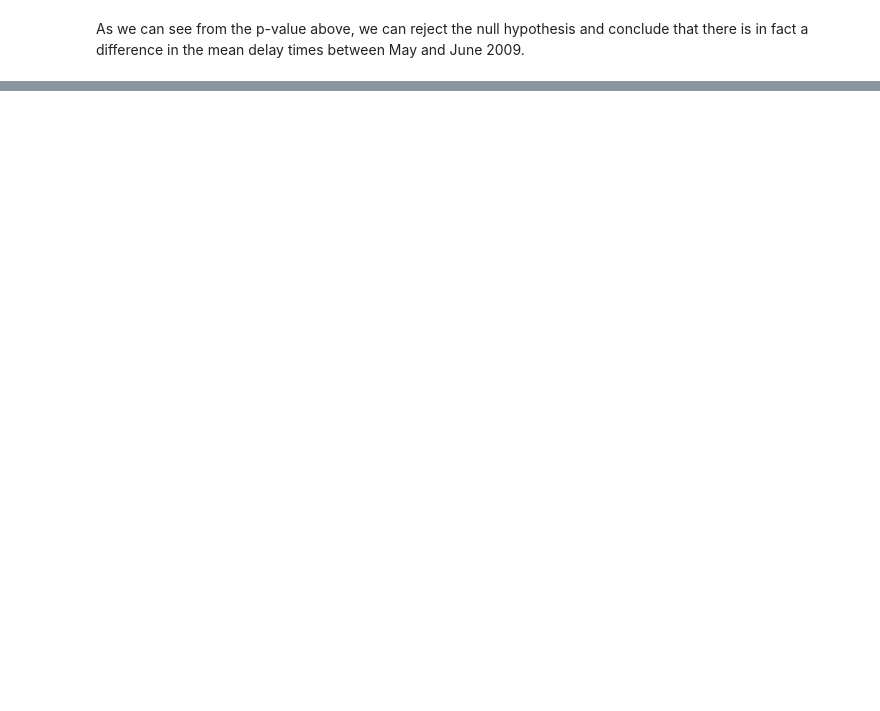
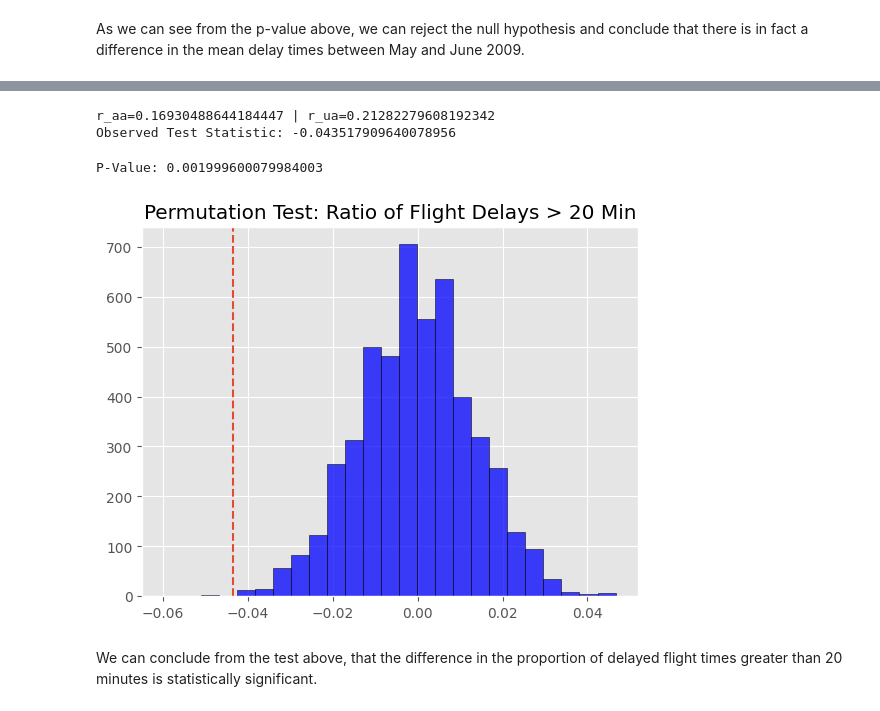
Before and after one commit to tzabilowicz/DataScience, a Jupyter notebook: case_studies/flight_delays.ipynb, the cells around one changed output, grey strips where cells are left out. Cells and saved outputs as stored; diff of their text form; code cells hidden in the pictures; blank space fills up the shorter version.

```diff
--- a/case_studies/flight_delays.ipynb
+++ b/case_studies/flight_delays.ipynb
@@ -235,0 +247,51 @@ As we can see from the p-value above, we can reject the null hypothesis and conc
+# %%
+aa_delays = flight_delays.loc[
+    flight_delays["Carrier"] == "AA", "Delay"
+]
+
+ua_delays = flight_delays.loc[
+    flight_delays["Carrier"] == "UA", "Delay"
+]
+
+r_aa = np.mean(aa_delays > 20)
+r_ua = np.mean(ua_delays > 20)
+
+t_obs = r_aa - r_ua
+
+print(f"r_aa={r_aa} | r_ua={r_ua}")
+print(f"Observed Test Statistic: {t_obs}")
+# %% [output]
+r_aa=0.16930488644184447 | r_ua=0.21282279608192342
+Observed Test Statistic: -0.043517909640078956
+# %%
+delay_pool = list(aa_delays) + list(ua_delays)
+n = len(aa_delays)
+
+B = 5000
+t_perm = []
+for b in range(B):
+    np.random.shuffle(delay_pool)
+    s1 = np.array(delay_pool[:n])
+    s2 = np.array(delay_pool[n:])
+
+    t1 = np.mean(s1 > 20)
+    t2 = np.mean(s2 > 20)
+
+    t_perm.append(t1 - t2)
+
+# Compute two-sided p-value
+count = np.sum(np.abs(t_perm) >= np.abs(t_obs))
+p_val = (count + 1) / (B + 1)
+
+print(f"P-Value: {p_val}")
+# %% [output]
+P-Value: 0.001999600079984003
+# %%
+plt.hist(t_perm, bins=25, color="blue", alpha=0.75, edgecolor="black")
+plt.axvline(t_obs, linestyle="dashed")
+plt.title("Permutation Test: Ratio of Flight Delays > 20 Min")
+plt.show()
+# %% [output]
+[figure, added]
+# %% [markdown]
+We can conclude from the test above, that the difference in the proportion of delayed flight times greater than 20 minutes is statistically significant.
```
Also changed, not shown: parts of 12 cells of this notebook.
